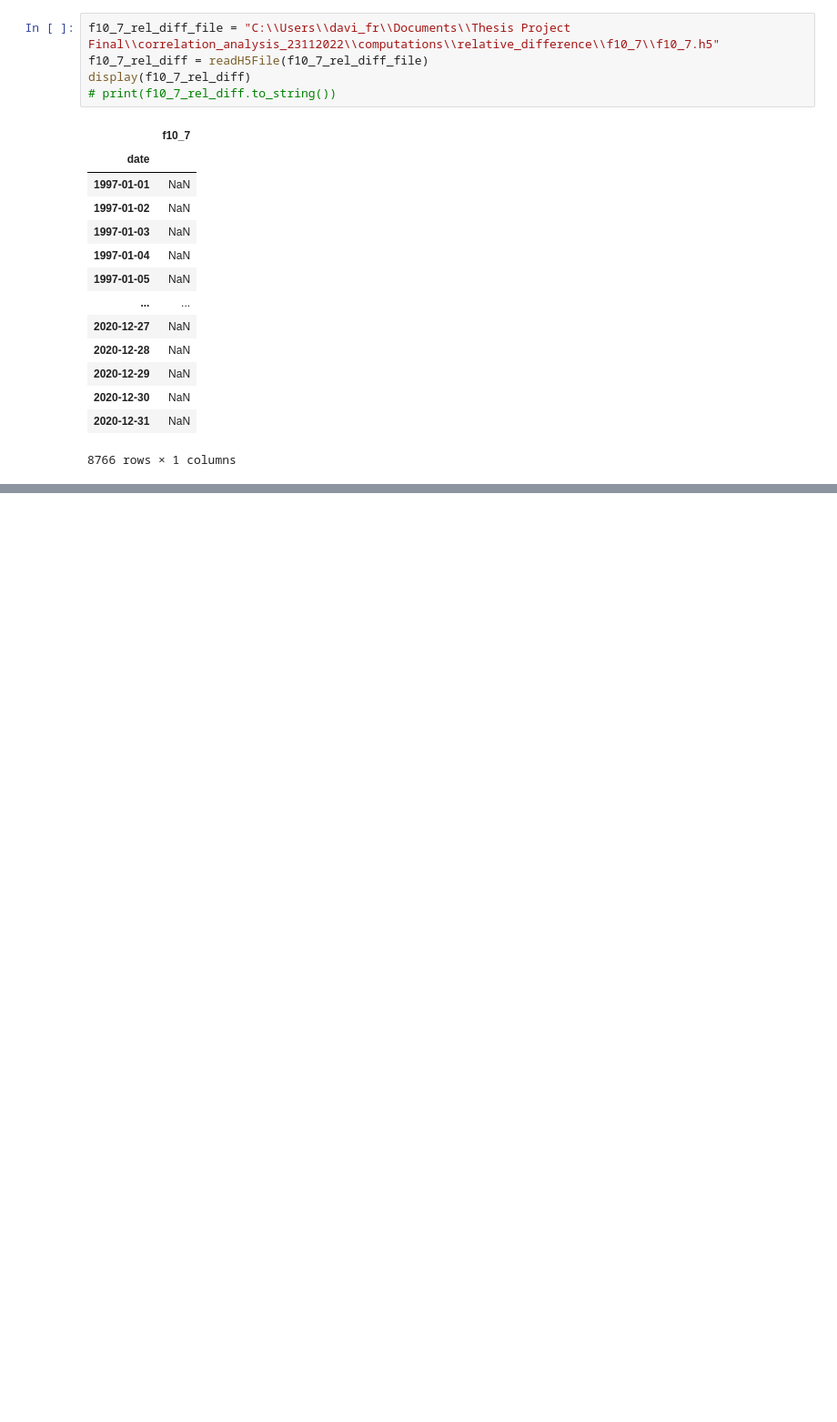
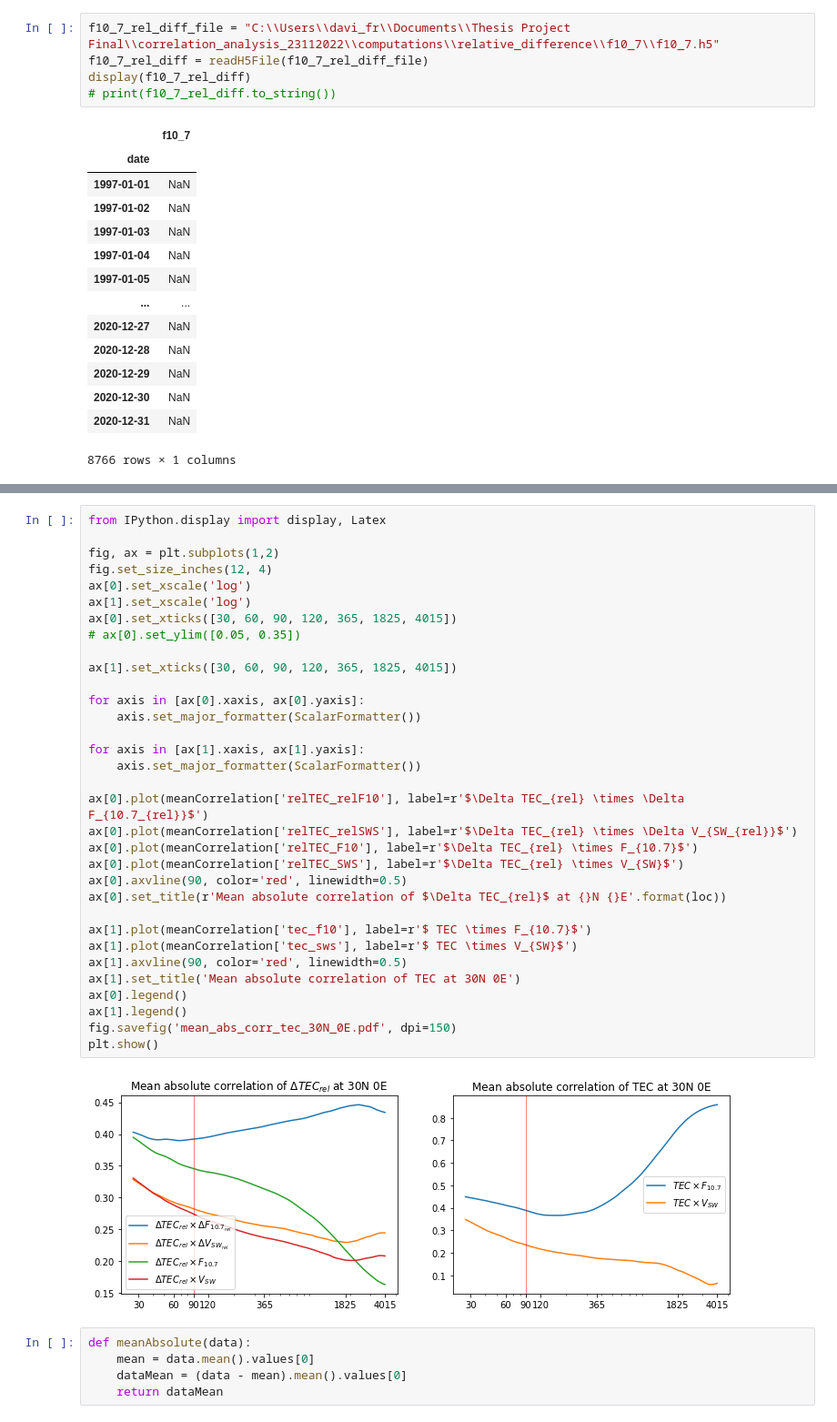
Before and after one commit to fredythekkekkara/correlation_project, a Jupyter notebook: correlation_window_size_test-Copy1.ipynb, the cells around one changed output, grey strips where cells are left out. Shown at 91% size. Drawn from its saved outputs; the diff is of its cells as text; blank space fills up the shorter version.

```diff
--- a/correlation_window_size_test-Copy1.ipynb
+++ b/correlation_window_size_test-Copy1.ipynb
@@ -1707,0 +2080,40 @@ correlation_window_bin_with_most_values_f10.to_hdf("C:/Users/davi_fr/Documents/T
+# %%
+from IPython.display import display, Latex
+
+fig, ax = plt.subplots(1,2)
+fig.set_size_inches(12, 4)
+ax[0].set_xscale('log')
+ax[1].set_xscale('log')
+ax[0].set_xticks([30, 60, 90, 120, 365, 1825, 4015])
+# ax[0].set_ylim([0.05, 0.35])
+
+ax[1].set_xticks([30, 60, 90, 120, 365, 1825, 4015])
+
+for axis in [ax[0].xaxis, ax[0].yaxis]:
+    axis.set_major_formatter(ScalarFormatter())
+
+for axis in [ax[1].xaxis, ax[1].yaxis]:
+    axis.set_major_formatter(ScalarFormatter())
+
+ax[0].plot(meanCorrelation['relTEC_relF10'], label=r'$\Delta TEC_{rel} \times \Delta F_{10.7_{rel}}$')
+ax[0].plot(meanCorrelation['relTEC_relSWS'], label=r'$\Delta TEC_{rel} \times \Delta V_{SW_{rel}}$')
+ax[0].plot(meanCorrelation['relTEC_F10'], label=r'$\Delta TEC_{rel} \times F_{10.7}$')
+ax[0].plot(meanCorrelation['relTEC_SWS'], label=r'$\Delta TEC_{rel} \times V_{SW}$')
+ax[0].axvline(90, color='red', linewidth=0.5)
+ax[0].set_title(r'Mean absolute correlation of $\Delta TEC_{rel}$ at {}N {}E'.format(loc))
+
+ax[1].plot(meanCorrelation['tec_f10'], label=r'$ TEC \times F_{10.7}$')
+ax[1].plot(meanCorrelation['tec_sws'], label=r'$ TEC \times V_{SW}$')
+ax[1].axvline(90, color='red', linewidth=0.5)
+ax[1].set_title('Mean absolute correlation of TEC at 30N 0E')
+ax[0].legend()
+ax[1].legend()
+fig.savefig('mean_abs_corr_tec_30N_0E.pdf', dpi=150)
+plt.show()
+# %% [output]
+[figure, added]
+# %%
+def meanAbsolute(data):
+    mean = data.mean().values[0]
+    dataMean = (data - mean).mean().values[0]
+    return dataMean
```
Also changed, not shown: parts of 10 cells of this notebook.
